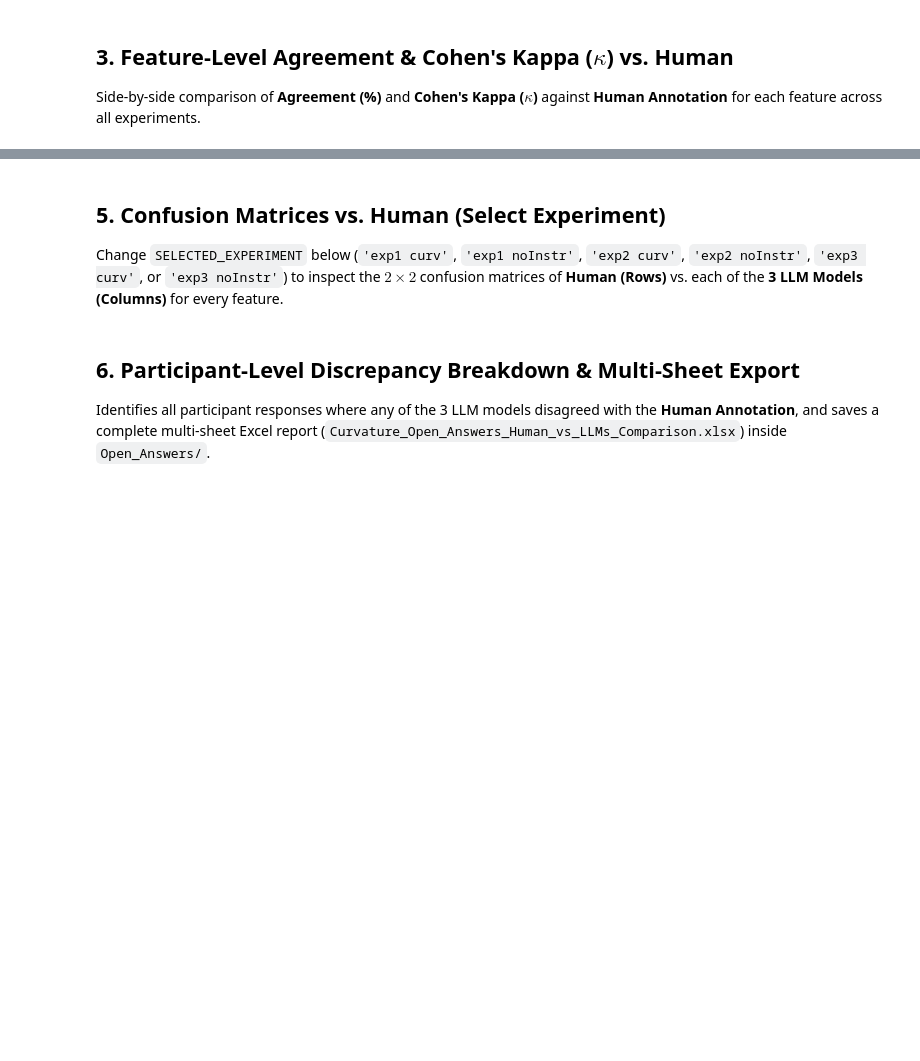
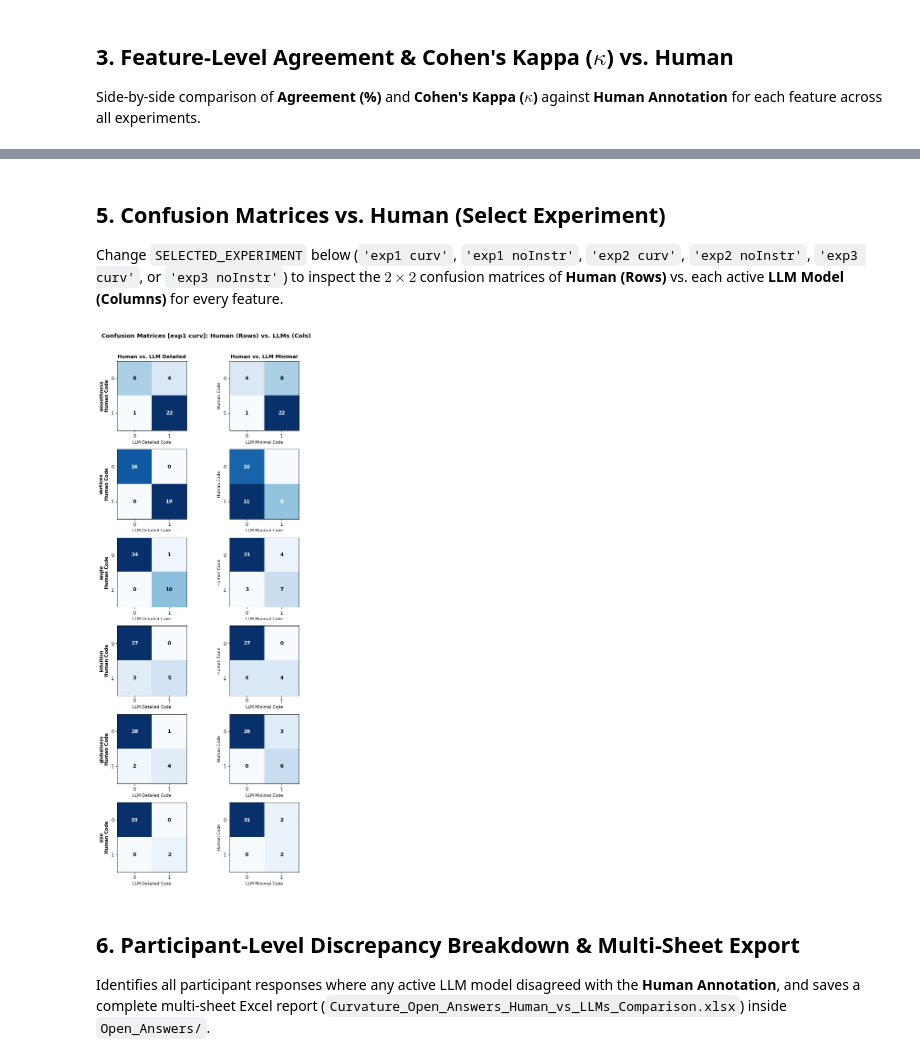
Before and after one commit to seoheehan94/3_Curvature-Representation, a Jupyter notebook: Open_Answers/compare_llm_codings.ipynb, the cells around one changed output, grey strips where cells are left out. Saved outputs shown, nothing was run; the diff lists cells and outputs as text; code cells hidden in the pictures; blank space fills up the shorter version.

Commit message:
open answers

```diff
--- a/Open_Answers/compare_llm_codings.ipynb
+++ b/Open_Answers/compare_llm_codings.ipynb
@@ -306,8 +406,18 @@ ncols = 2
 nrows = int(np.ceil(len(EXPERIMENTS) / ncols))
 fig, axes = plt.subplots(nrows, ncols, figsize=(15, 4.5 * nrows), sharey=True)
 axes = np.array(axes).flatten()
-all_sources = ["human", "detailed", "minimal", "ai"]
-bar_colors = {"human": "#222222", "detailed": "#4C72B0", "minimal": "#DD8452", "ai": "#55A868"}
+all_sources = [
+    "human",
+    "detailed",
+    "minimal",
+    # "old",
+]
+bar_colors = {
+    "human": "#222222",
+    "detailed": "#4C72B0",
+    "minimal": "#DD8452",
+    # "old": "#55A868",
+}
 
 for idx, exp in enumerate(EXPERIMENTS):
     merged = aligned_data[exp]
@@ -331,10 +441,12 @@ for idx, exp in enumerate(EXPERIMENTS):
     # Plot bars
     ax = axes[idx]
     x = np.arange(len(feats))
-    width = 0.2
+    n_src = len(all_sources)
+    width = 0.25 if n_src == 3 else 0.2
     for s_idx, src in enumerate(all_sources):
+        offset = (s_idx - (n_src - 1) / 2) * width
         ax.bar(
-            x + (s_idx - 1.5) * width,
+            x + offset,
             prev_df[f"_{src}_pct"],
             width,
             label=MODEL_LABELS[src],
@@ -358,15 +530,18 @@ plt.show()
 # %% [markdown]
 ## 5. Confusion Matrices vs. Human (Select Experiment)
 
-Change `SELECTED_EXPERIMENT` below (`'exp1 curv'`, `'exp1 noInstr'`, `'exp2 curv'`, `'exp2 noInstr'`, `'exp3 curv'`, or `'exp3 noInstr'`) to inspect the $2 \times 2$ confusion matrices of **Human (Rows)** vs. each of the **3 LLM Models (Columns)** for every feature.
+Change `SELECTED_EXPERIMENT` below (`'exp1 curv'`, `'exp1 noInstr'`, `'exp2 curv'`, `'exp2 noInstr'`, `'exp3 curv'`, or `'exp3 noInstr'`) to inspect the $2 \times 2$ confusion matrices of **Human (Rows)** vs. each active **LLM Model (Columns)** for every feature.
 # %%
 # Choose experiment to visualize confusion matrices ('exp1 curv', 'exp1 noInstr', 'exp2 curv', 'exp2 noInstr', 'exp3 curv', 'exp3 noInstr')
 SELECTED_EXPERIMENT = "exp1 curv"
 
 merged_sel = aligned_data[SELECTED_EXPERIMENT]
 feats_sel = EXPERIMENT_FEATURES[SELECTED_EXPERIMENT]
+n_models = len(LLM_MODELS)
 
-fig, axes = plt.subplots(len(feats_sel), 3, figsize=(11, 2.8 * len(feats_sel)))
+fig, axes = plt.subplots(len(feats_sel), n_models, figsize=(3.8 * n_models, 2.8 * len(feats_sel)))
+if n_models == 1:
+    axes = axes[:, np.newaxis]
 
 for r_idx, f in enumerate(feats_sel):
     for c_idx, m in enumerate(LLM_MODELS):
@@ -377,38 +552,40 @@ for r_idx, f in enumerate(feats_sel):
 
         cm = confusion_matrix(vh, vm, labels=[0, 1])
         ax.imshow(cm, cmap="Blues", interpolation="nearest")
 
         if r_idx == 0:
             ax.set_title(f"Human vs. {MODEL_LABELS[m]}", fontsize=11, fontweight="bold")
         if c_idx == 0:
             ax.set_ylabel(f"{f}\nHuman Code", fontsize=10, fontweight="bold")
         else:
             ax.set_ylabel("Human Code", fontsize=9)
 
         ax.set_xlabel(f"{MODEL_LABELS[m]} Code", fontsize=9)
         ax.set_xticks([0, 1])
         ax.set_yticks([0, 1])
         ax.set_xticklabels(["0", "1"])
         ax.set_yticklabels(["0", "1"])
 
         thresh = cm.max() / 2.0
         for i in range(2):
             for j in range(2):
                 val = cm[i, j]
                 ax.text(
                     j, i, f"{val}",
                     ha="center", va="center",
                     color="white" if val > thresh else "black",
                     fontsize=11, fontweight="bold"
                 )
 
-plt.suptitle(f"Confusion Matrices [{SELECTED_EXPERIMENT}]: Human (Rows) vs. 3 LLMs (Cols)", fontsize=13, fontweight="bold", y=1.01)
+plt.suptitle(f"Confusion Matrices [{SELECTED_EXPERIMENT}]: Human (Rows) vs. LLMs (Cols)", fontsize=13, fontweight="bold", y=1.01)
 plt.tight_layout()
 plt.show()
+# %% [output]
+[figure, added]
 # %% [markdown]
 ## 6. Participant-Level Discrepancy Breakdown & Multi-Sheet Export
 
-Identifies all participant responses where any of the 3 LLM models disagreed with the **Human Annotation**, and saves a complete multi-sheet Excel report (`Curvature_Open_Answers_Human_vs_LLMs_Comparison.xlsx`) inside `Open_Answers/`.
+Identifies all participant responses where any active LLM model disagreed with the **Human Annotation**, and saves a complete multi-sheet Excel report (`Curvature_Open_Answers_Human_vs_LLMs_Comparison.xlsx`) inside `Open_Answers/`.
 # %%
 discrepancy_sheets = {}
 agreement_overview = []
```
Also changed, not shown: parts of 8 cells of this notebook, 11 other files.
